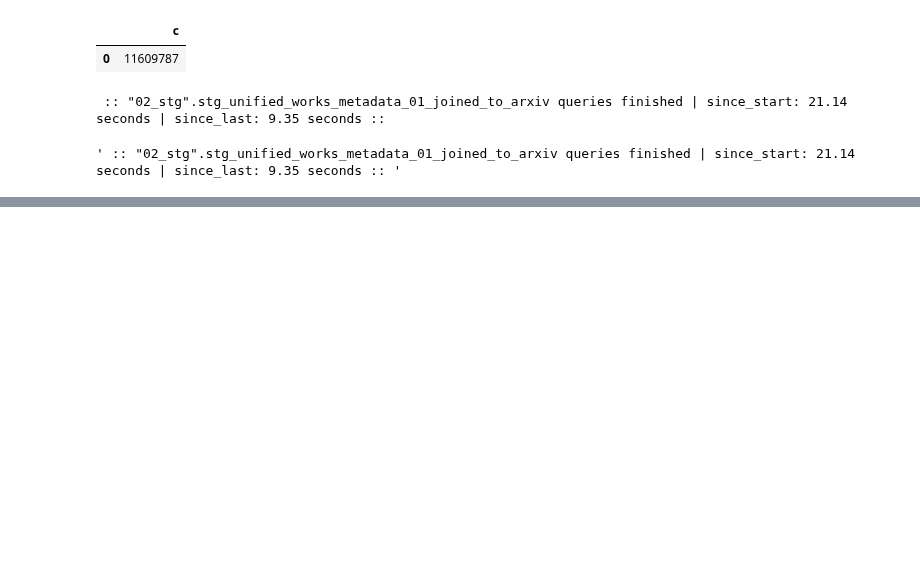
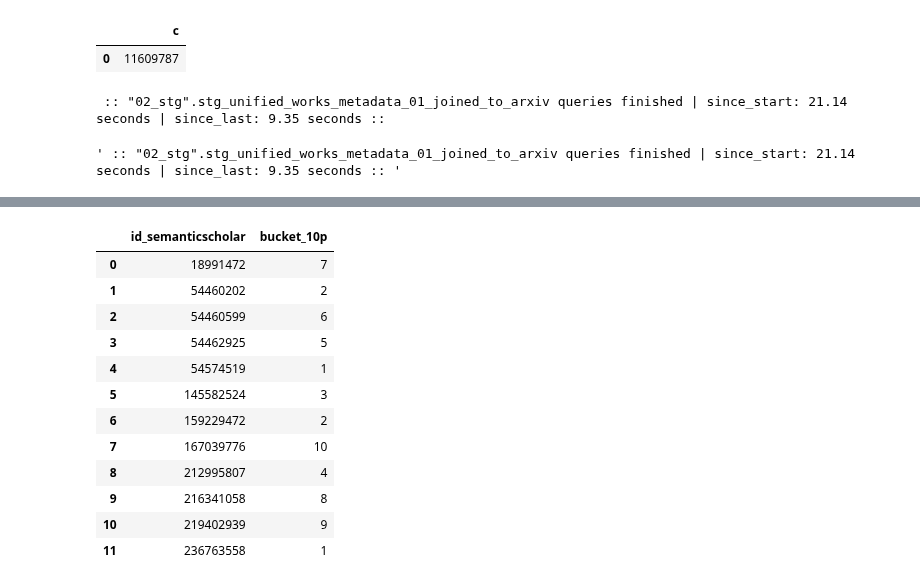
Before and after one commit to ka-steve/sagemaker_research_classification, a Jupyter notebook: src/04_transformation/04_01_transformation_control.ipynb, the cells around one changed output, grey strips where cells are left out. Cells and saved outputs as stored; diff of their text form; code cells hidden in the pictures; blank space fills up the shorter version.

```diff
--- a/src/04_transformation/04_01_transformation_control.ipynb
+++ b/src/04_transformation/04_01_transformation_control.ipynb
@@ -307,3 +462,46 @@ s3_parent_target_path:  s3://sagemaker-research-methodology-extraction/01_data/0
+# %%
+utils.pd_set_options(cols=500)
+
+wr.athena.read_sql_query("""
+WITH
+stg_unified_works_metadata_02_joined_to_openalex_ AS (
+    SELECT * FROM "02_stg".stg_unified_works_metadata_02_joined_to_openalex
+),
+stg_semanticscholar_combined_works_content_ AS (
+SELECT * FROM "02_stg".stg_semanticscholar_combined_works_content
+),
+metadata_filtered AS (
+    SELECT
+        *
+    FROM
+        stg_unified_works_metadata_02_joined_to_openalex_
+    WHERE
+        openalex_language='en' AND
+        license_allows_derivative_reuse=1
+),
+numbered AS (
+    SELECT
+        *,
+        NTILE(10) OVER( PARTITION BY openalex_primary_topic_id ORDER BY random()) AS bucket_10p
+    FROM
+        metadata_filtered
+)
+SELECT id_semanticscholar, bucket_10p FROM numbered WHERE openalex_primary_topic_id=13932 ORDER BY id_semanticscholar
+ """, '01_raw')
+# %% [output]
+|  | id_semanticscholar | bucket_10p |
+| 0 | 18991472 | 7 |
+| 1 | 54460202 | 2 |
+| 2 | 54460599 | 6 |
+| 3 | 54462925 | 5 |
+| 4 | 54574519 | 1 |
+| 5 | 145582524 | 3 |
+| 6 | 159229472 | 2 |
+| 7 | 167039776 | 10 |
+| 8 | 212995807 | 4 |
+| 9 | 216341058 | 8 |
+| 10 | 219402939 | 9 |
+| 11 | 236763558 | 1 |
 # %%
 utils.pd_set_options(cols=500)
 
```
Also changed, not shown: parts of 6 cells of this notebook, 13 other files.
